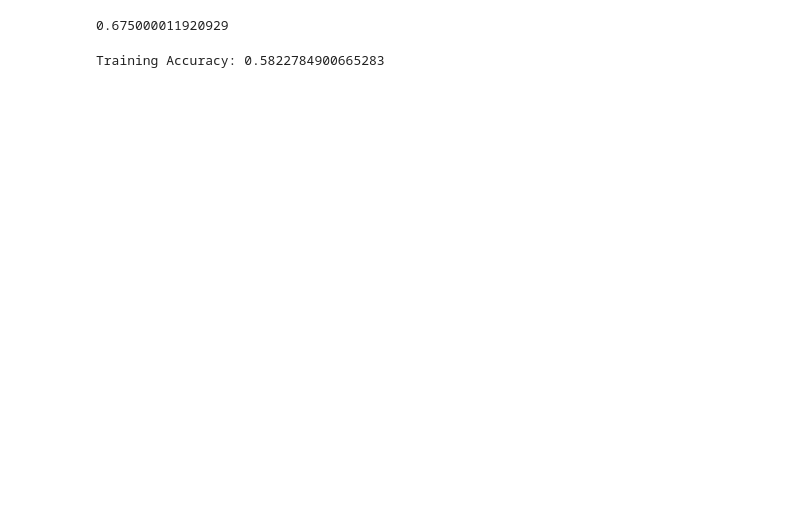
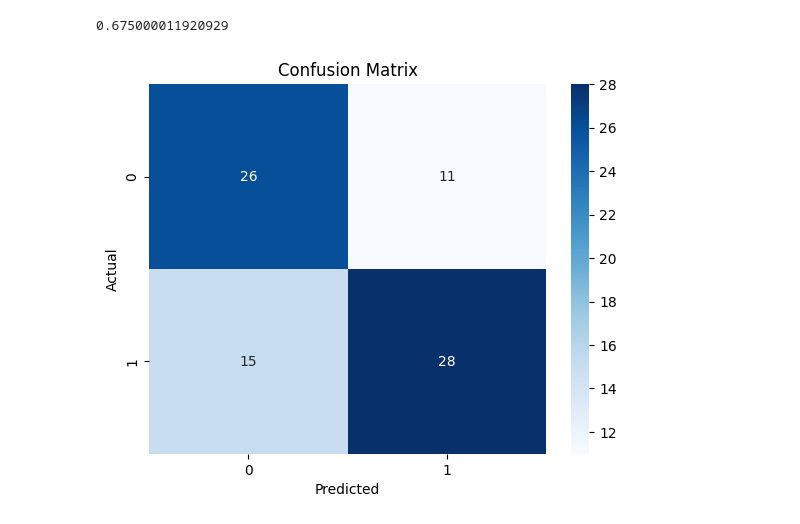
Before and after one commit to RohannnCodes/STSCI5050-Final-Project, a Jupyter notebook: logistic_regression.ipynb, the cells around one changed output. Saved outputs shown, nothing was run; the diff lists cells and outputs as text; code cells hidden in the pictures; blank space fills up the shorter version.

Commit message:
adding graphs

```diff
--- a/logistic_regression.ipynb
+++ b/logistic_regression.ipynb
@@ -176,12 +159,24 @@ accuracy = (preds == y_test).float().mean().item()
 print(accuracy)
 # %% [output]
 0.675000011920929
-# %%
-with torch.no_grad():
-    train_probs = model.predict_proba(X_train)
-    train_preds = (train_probs > 0.5).float()
-
-train_accuracy = (train_preds == y_train).float().mean().item()
-print("Training Accuracy:", train_accuracy)
-# %% [output]
-Training Accuracy: 0.5822784900665283
+# %%
+from sklearn.metrics import confusion_matrix
+import seaborn as sns
+import matplotlib.pyplot as plt
+
+with torch.no_grad():
+    probs_test = model.predict_proba(X_test).squeeze()
+
+probs_test_np = probs_test.cpu().numpy()
+y_test_np = y_test.cpu().numpy()
+
+preds_test = (probs_test_np > 0.5).astype(int)
+cm = confusion_matrix(y_test_np, preds_test)
+
+sns.heatmap(cm, annot=True, cmap="Blues", fmt="d")
+plt.xlabel("Predicted")
+plt.ylabel("Actual")
+plt.title("Confusion Matrix")
+plt.show()
+# %% [output]
+[figure, added]
```
Also changed, not shown: parts of 10 cells of this notebook.
